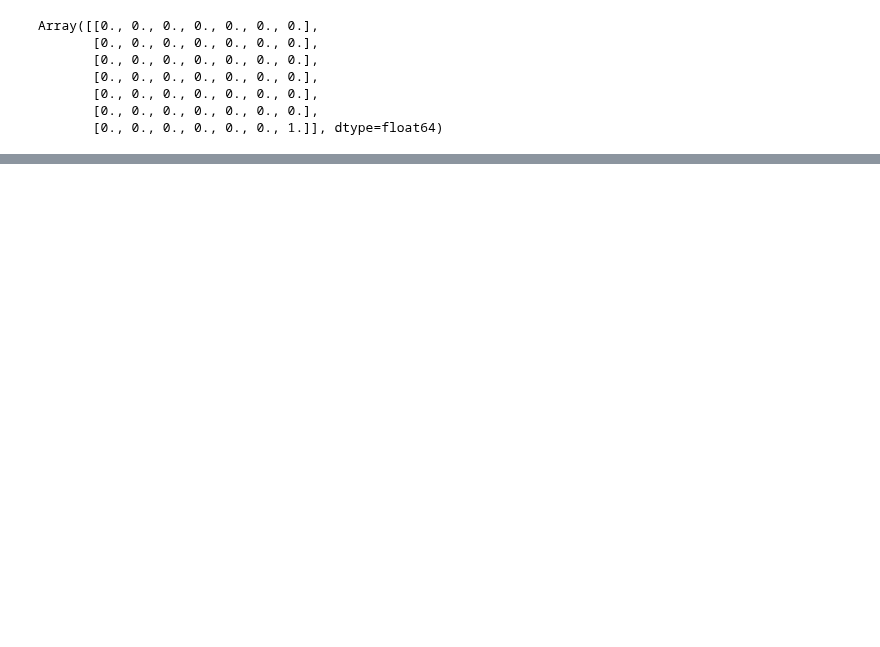
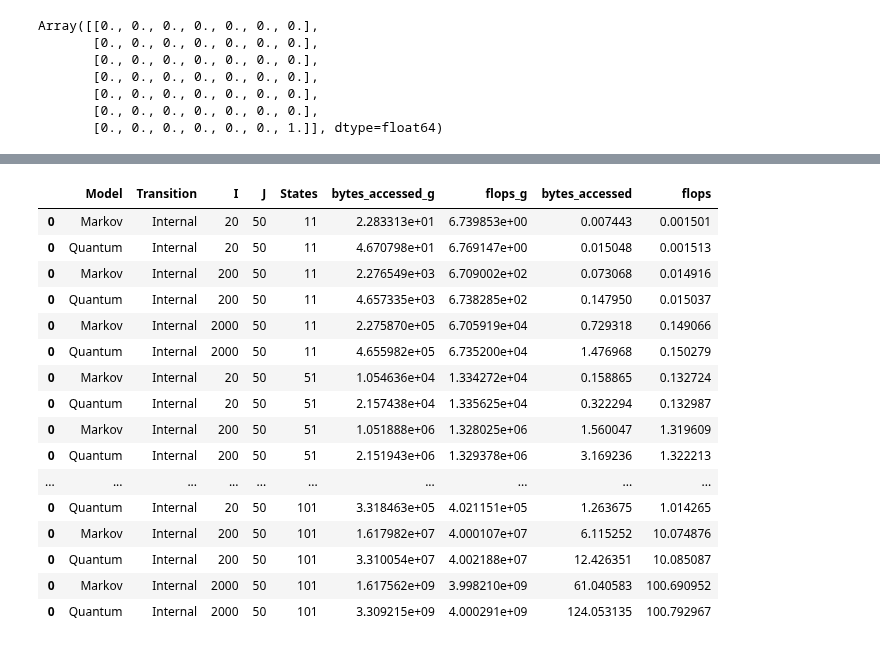
Before and after one commit to rkmalaiya/stochastic_cognitive_dynamics, a Jupyter notebook: poc/examine_memory.ipynb, the cells around one changed output, grey strips where cells are left out. Saved outputs shown, nothing was run; the diff lists cells and outputs as text; code cells hidden in the pictures; blank space fills up the shorter version.

```diff
--- a/poc/examine_memory.ipynb
+++ b/poc/examine_memory.ipynb
@@ -72,0 +144,74 @@ Array([[0.74478421]], dtype=float64)
+# %%
+import itertools as iter
+n_states_arr, start_width_arr, delta, measurement_prob,  = [11, 51, 101], [2, 7, 11], 0.5, 0.8
+threshold, measurement_prob, drift_rate, diffusion_rate = 1, 1, np.tile(1,(I,1)), np.tile(2,(I,1))
+#model_type = "Quantum"
+#transition_type="RT"
+I_arr, J_arr = [20, 200, 2000], [50] #,1000,10000
+transition_type_arr = ["TIMESTEP"]#, "TIMESTEP"]
+model_type_arr = ["Markov", "Quantum"]
+df_memory = []
+for (n_states, start_width), (I, J, transition_type, model_type) in iter.product(zip(n_states_arr, start_width_arr), iter.product(I_arr, J_arr, transition_type_arr, model_type_arr)):
+    print(n_states, start_width, I, J, transition_type, model_type)
+
+    mu, sigma = np.tile(1,(I,1)), np.tile(2,(I,1))
+    Mc, Mw, Mn = ca._get_measurement_matrix(n_states, threshold, prob=measurement_prob, model_type = model_type)
+    phi_0 = ca._get_initial_state(n_states, start_width, model_type=model_type, prior_type="Uniform")
+
+    random_ts = dist.Uniform(delta, 40/delta).sample(key=cu.get_rng(), sample_shape=(I,J))
+
+    intensity_matrix = ca.get_intensity_matrix(n_states, mu, sigma, model_type=model_type)
+
+    fn_g = jax.jacrev(perform_state_transition, holomorphic=True if model_type=="Quantum" else False)
+    fn_g_jit = jax.jit(fn_g, static_argnames=["delta", "transition_type", "likelihood_type"])
+
+    #phi_jac = fn_jit \
+    #(intensity_matrix, t, None,
+    # Mc, Mw, Mn,
+    # phi_0, delta,
+    # transition_type, "SINGLE")
+
+    cost_st_tr_g = fn_g_jit.lower(intensity_matrix, t, None,
+            Mc, Mw, Mn,
+            phi_0, delta, transition_type, "SINGLE"
+            ).cost_analysis()
+
+
+
+    fn = perform_state_transition
+    fn_jit = jax.jit(fn, static_argnames=["delta", "transition_type", "likelihood_type"])
+
+    #phi_jac = fn_jit \
+    #(intensity_matrix, t, None,
+    # Mc, Mw, Mn,
+    # phi_0, delta,
+    # transition_type, "SINGLE")
+
+    cost_st_tr = fn_jit.lower(intensity_matrix, t, None,
+            Mc, Mw, Mn,
+            phi_0, delta, transition_type, "SINGLE"
+            ).cost_analysis()
+
+    df_t = pd.DataFrame({
+        "Model":model_type,
+        "Transition":"External" if transition_type == "RT" else "Internal",
+        "I":I,
+        "J":J,
+        "States":n_states,
+        "bytes_accessed_g": [cost_st_tr_g["bytes accessed"] / 1000000000], # to get GB
+        "flops_g": [cost_st_tr_g["flops"]/ 1000000000] , # to get gigaflops
+
+        "bytes_accessed": [cost_st_tr["bytes accessed"] / 1000000000], # to get GB
+        "flops": [cost_st_tr["flops"]/ 1000000000] , # to get gigaflops
+
+    #    "matrix_orig":[intensity_matrix.size],
+    #    "matrix_jac":[phi_jac.size],
+    #    "matrix_memory":[(intensity_matrix.size * phi_jac.itemsize) / 1000000],
+    #    "jac_memory":[(phi_jac.size * phi_jac.itemsize) / 1000000] # to get MB
+    })
+    print(cost_st_tr["bytes accessed"] / 1000000000, cost_st_tr_g["bytes accessed"] / 1000000000)
+    #print(intensity_matrix.size, phi_jac.size)
+    df_memory.append(df_t)
+df_memory = pd.concat(df_memory)
+df_memory
+# %% [output]
@@ -72,0 +235,17 @@ Array([[0.74478421]], dtype=float64)
+|  | Model | Transition | I | J | States | bytes_accessed_g | flops_g | bytes_accessed | flops |
+| 0 | Markov | Internal | 20 | 50 | 11 | 2.283313e+01 | 6.739853e+00 | 0.007443 | 0.001501 |
+| 0 | Quantum | Internal | 20 | 50 | 11 | 4.670798e+01 | 6.769147e+00 | 0.015048 | 0.001513 |
+| 0 | Markov | Internal | 200 | 50 | 11 | 2.276549e+03 | 6.709002e+02 | 0.073068 | 0.014916 |
+| 0 | Quantum | Internal | 200 | 50 | 11 | 4.657335e+03 | 6.738285e+02 | 0.147950 | 0.015037 |
+| 0 | Markov | Internal | 2000 | 50 | 11 | 2.275870e+05 | 6.705919e+04 | 0.729318 | 0.149066 |
+| 0 | Quantum | Internal | 2000 | 50 | 11 | 4.655982e+05 | 6.735200e+04 | 1.476968 | 0.150279 |
+| 0 | Markov | Internal | 20 | 50 | 51 | 1.054636e+04 | 1.334272e+04 | 0.158865 | 0.132724 |
+| 0 | Quantum | Internal | 20 | 50 | 51 | 2.157438e+04 | 1.335625e+04 | 0.322294 | 0.132987 |
+| 0 | Markov | Internal | 200 | 50 | 51 | 1.051888e+06 | 1.328025e+06 | 1.560047 | 1.319609 |
+| 0 | Quantum | Internal | 200 | 50 | 51 | 2.151943e+06 | 1.329378e+06 | 3.169236 | 1.322213 |
+| ... | ... | ... | ... | ... | ... | ... | ... | ... | ... |
+| 0 | Quantum | Internal | 20 | 50 | 101 | 3.318463e+05 | 4.021151e+05 | 1.263675 | 1.014265 |
+| 0 | Markov | Internal | 200 | 50 | 101 | 1.617982e+07 | 4.000107e+07 | 6.115252 | 10.074876 |
+| 0 | Quantum | Internal | 200 | 50 | 101 | 3.310054e+07 | 4.002188e+07 | 12.426351 | 10.085087 |
+| 0 | Markov | Internal | 2000 | 50 | 101 | 1.617562e+09 | 3.998210e+09 | 61.040583 | 100.690952 |
+| 0 | Quantum | Internal | 2000 | 50 | 101 | 3.309215e+09 | 4.000291e+09 | 124.053135 | 100.792967 |
```
Also changed, not shown: parts of 21 cells of this notebook.
